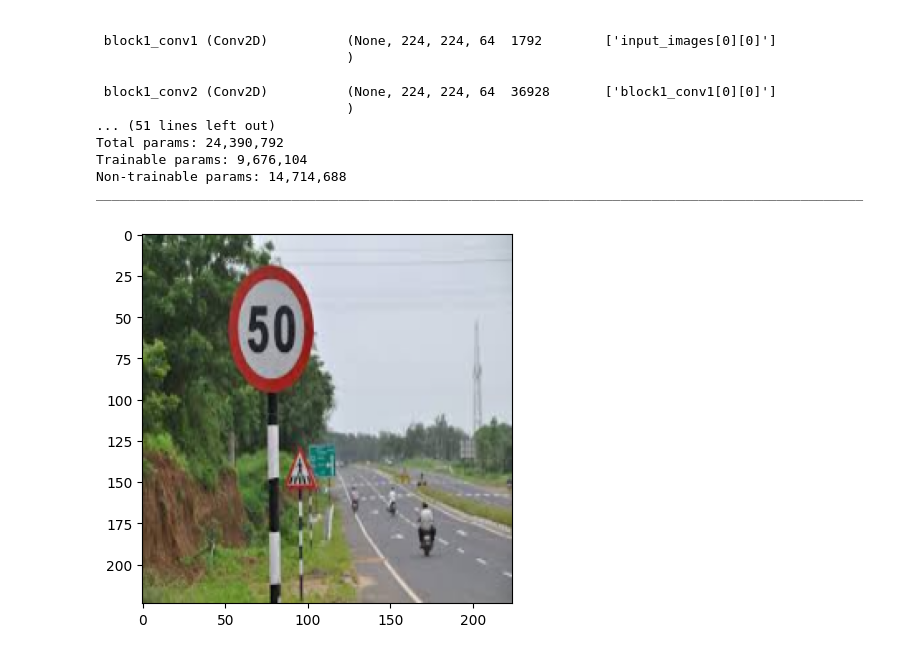
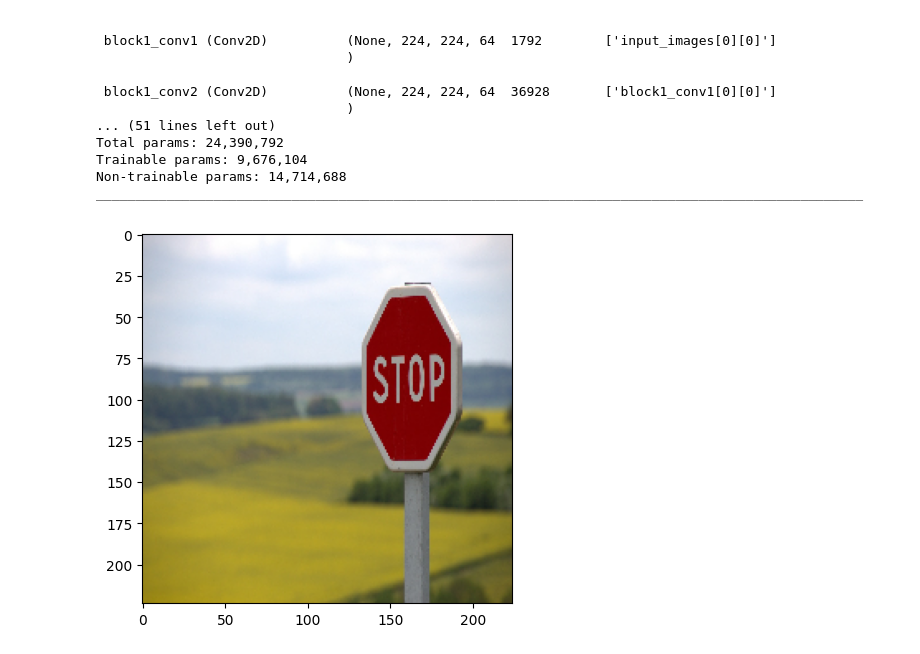
Before and after one commit to VMD121199/road-sign-detection, a Jupyter notebook: notebooks/predict.ipynb, the cells around one changed output. Drawn from its saved outputs; the diff is of its cells as text; code cells hidden in the pictures.

```diff
--- a/notebooks/predict.ipynb
+++ b/notebooks/predict.ipynb
@@ -26,13 +26,13 @@ Trainable params: 9,676,104
 Non-trainable params: 14,714,688
 __________________________________________________________________________________________________
 # %%
-img_org = cv2.imread("../data/tests/images.jpeg")
+img_org = cv2.imread("../data/tests/stop-634941_1280.jpg")
 img_org = cv2.resize(img_org, (224, 224))
 # img = img / 255.0
 plt.imshow(cv2.cvtColor(img_org, cv2.COLOR_BGR2RGB))
 plt.show()
 # %% [output]
-[figure, old version]
+[figure, new version]
 # %%
 img = img_org.reshape(1, 224, 224, 3)
 img = np.array(img, dtype="float32") / 255.0
```
Also changed, not shown: parts of 3 cells of this notebook.
